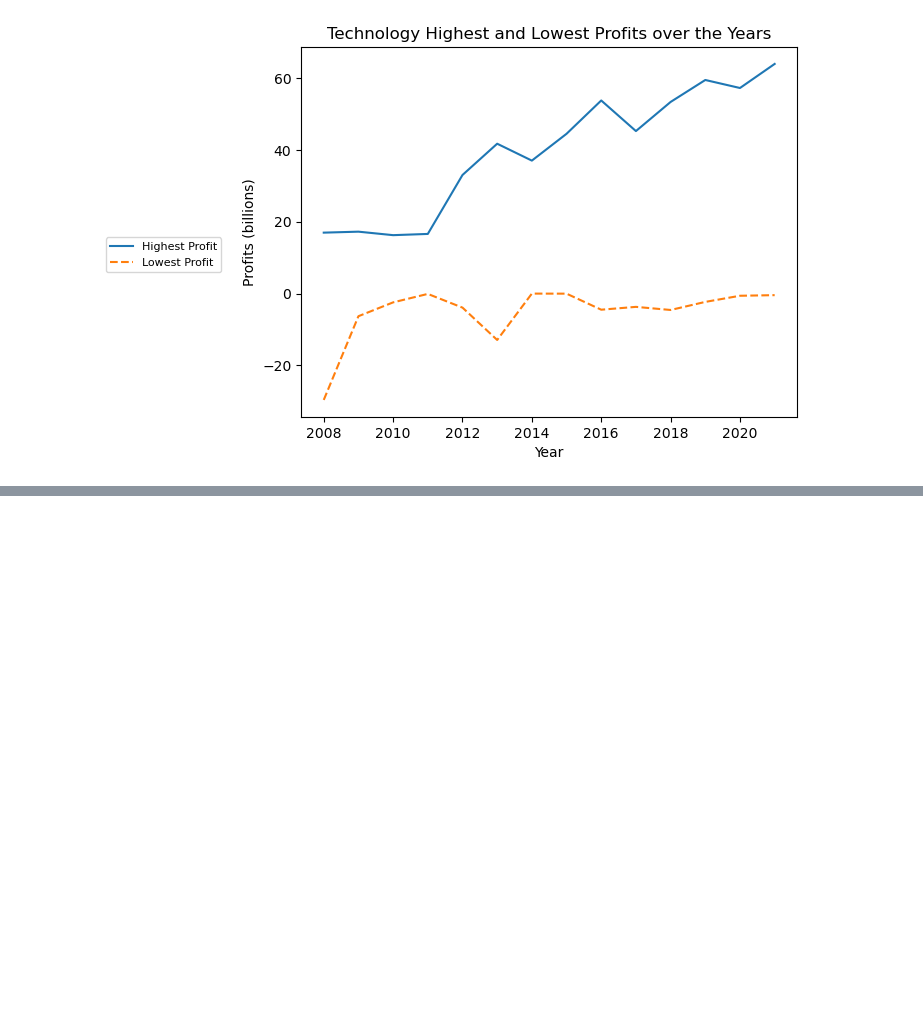
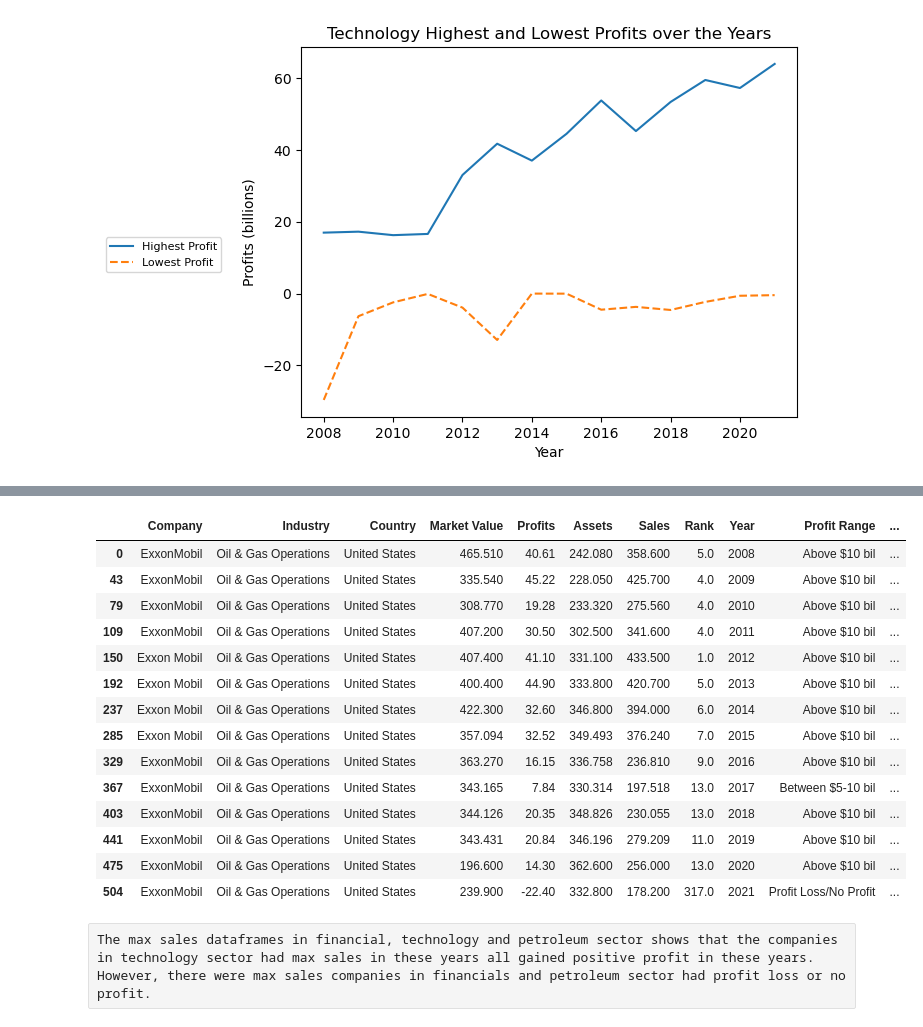
Before and after one commit to Arayavisual/Giant_Losers, a Jupyter notebook: Forbes 2008 - 2021 JL2 from DG9.ipynb, the cells around one changed output, grey strips where cells are left out. Cells and saved outputs as stored; diff of their text form; code cells hidden in the pictures; blank space fills up the shorter version.

```diff
--- a/Forbes 2008 - 2021 JL2 from DG9.ipynb
+++ b/Forbes 2008 - 2021 JL2 from DG9.ipynb
@@ -1047,0 +1202,22 @@ plt.legend(bbox_to_anchor=(-0.15, .5), fontsize=8)
+# %%
+# Find highest sales for all years in petroleum sector
+petroleum_highest_sales = petroleum.loc[petroleum.groupby("Year")["Sales"].idxmax()]
+petroleum_highest_sales
+# %% [output]
+|  | Company | Industry | Country | Market Value | Profits | Assets | Sales | Rank | Year | Profit Range | ... |
+| 0 | ExxonMobil | Oil & Gas Operations | United States | 465.510 | 40.61 | 242.080 | 358.600 | 5.0 | 2008 | Above $10 bil | ... |
+| 43 | ExxonMobil | Oil & Gas Operations | United States | 335.540 | 45.22 | 228.050 | 425.700 | 4.0 | 2009 | Above $10 bil | ... |
+| 79 | ExxonMobil | Oil & Gas Operations | United States | 308.770 | 19.28 | 233.320 | 275.560 | 4.0 | 2010 | Above $10 bil | ... |
+| 109 | ExxonMobil | Oil & Gas Operations | United States | 407.200 | 30.50 | 302.500 | 341.600 | 4.0 | 2011 | Above $10 bil | ... |
+| 150 | Exxon Mobil | Oil & Gas Operations | United States | 407.400 | 41.10 | 331.100 | 433.500 | 1.0 | 2012 | Above $10 bil | ... |
+| 192 | Exxon Mobil | Oil & Gas Operations | United States | 400.400 | 44.90 | 333.800 | 420.700 | 5.0 | 2013 | Above $10 bil | ... |
+| 237 | Exxon Mobil | Oil & Gas Operations | United States | 422.300 | 32.60 | 346.800 | 394.000 | 6.0 | 2014 | Above $10 bil | ... |
+| 285 | Exxon Mobil | Oil & Gas Operations | United States | 357.094 | 32.52 | 349.493 | 376.240 | 7.0 | 2015 | Above $10 bil | ... |
+| 329 | ExxonMobil | Oil & Gas Operations | United States | 363.270 | 16.15 | 336.758 | 236.810 | 9.0 | 2016 | Above $10 bil | ... |
+| 367 | ExxonMobil | Oil & Gas Operations | United States | 343.165 | 7.84 | 330.314 | 197.518 | 13.0 | 2017 | Between $5-10 bil | ... |
+| 403 | ExxonMobil | Oil & Gas Operations | United States | 344.126 | 20.35 | 348.826 | 230.055 | 13.0 | 2018 | Above $10 bil | ... |
+| 441 | ExxonMobil | Oil & Gas Operations | United States | 343.431 | 20.84 | 346.196 | 279.209 | 11.0 | 2019 | Above $10 bil | ... |
+| 475 | ExxonMobil | Oil & Gas Operations | United States | 196.600 | 14.30 | 362.600 | 256.000 | 13.0 | 2020 | Above $10 bil | ... |
+| 504 | ExxonMobil | Oil & Gas Operations | United States | 239.900 | -22.40 | 332.800 | 178.200 | 317.0 | 2021 | Profit Loss/No Profit | ... |
+# %% [raw]
+The max sales dataframes in financial, technology and petroleum sector shows that the companies in technology sector had max sales in these years all gained positive profit in these years. However, there were max sales companies in financials and petroleum sector had profit loss or no profit.
```
Also changed, not shown: parts of 13 cells of this notebook.
